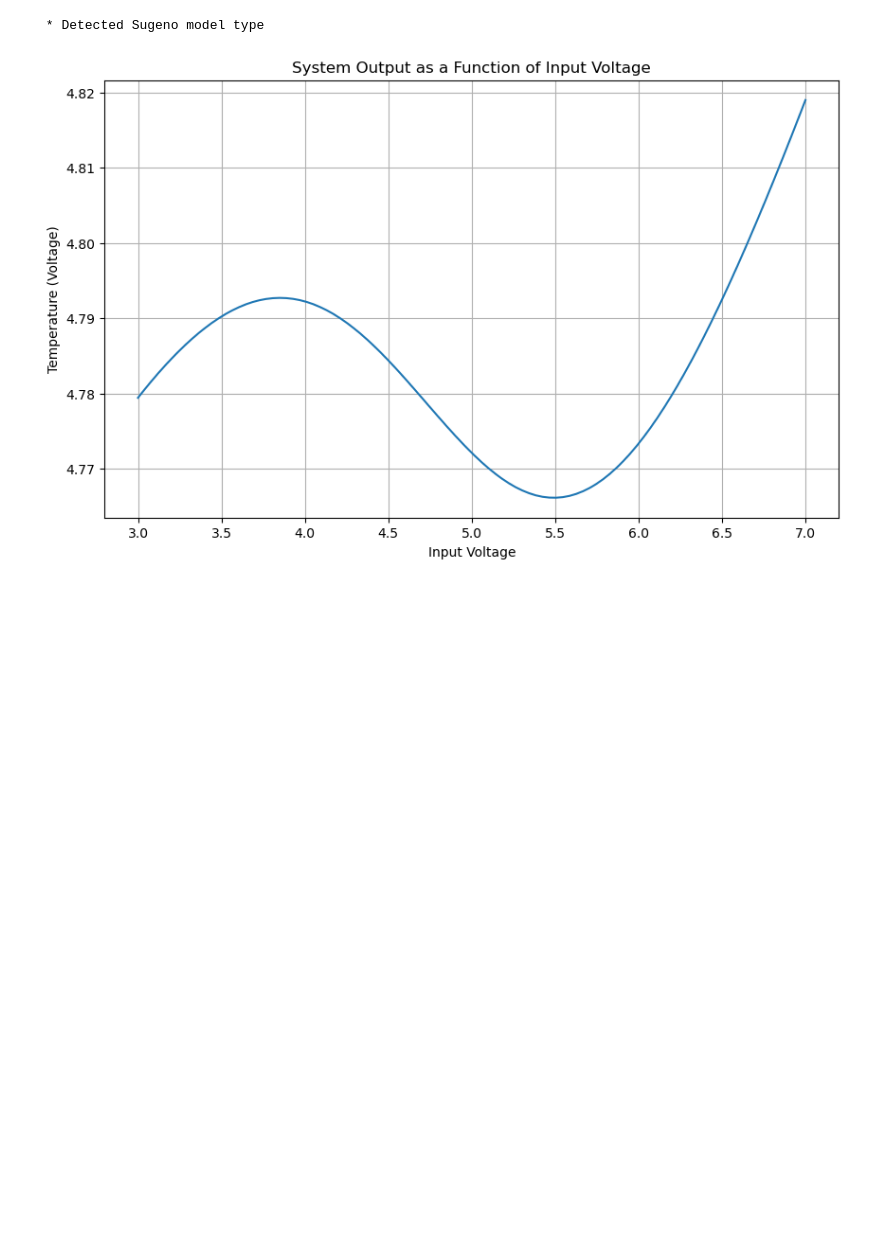
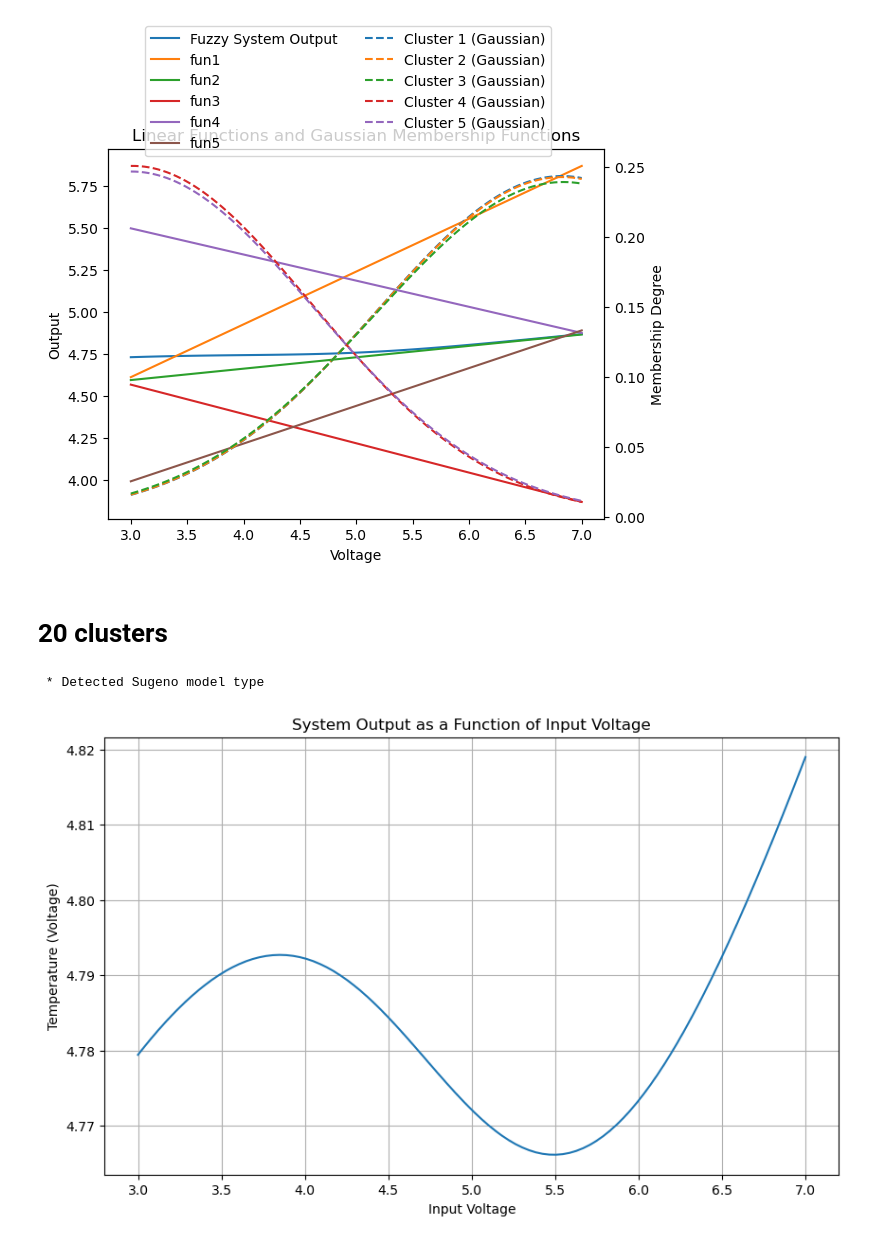
Before and after one commit to c-radicallis/Sis_Inteligentes_1st_Assignment, a Jupyter notebook: fuzzy_plotting.ipynb, the cells around one changed output. Cells and saved outputs as stored; diff of their text form; code cells hidden in the pictures; blank space fills up the shorter version.

```diff
--- a/fuzzy_plotting.ipynb
+++ b/fuzzy_plotting.ipynb
@@ -48,3 +194,78 @@ plt.show()
+# %%
+# Create an array of voltage values for plotting
+voltage_values = np.linspace(3, 7, 100)
+
+# Evaluate the output for each voltage value
+output_values = []
+for v in voltage_values:
+    FS.set_variable('voltage', v)  # Set the 'voltage' input value
+    result = FS.Sugeno_inference()  # Perform inference
+    output_values.append(result['OUTPUT'])  # Extract the output value
+
+# Linear functions
+def fun1(voltage):
+    return 3.669433+0.314058*voltage
+
+def fun2(voltage):
+    return 4.391177+0.067739*voltage
+
+def fun3(voltage):
+    return 5.090291+-0.174365*voltage
+
+def fun4(voltage):
+    return 5.96326+-0.155541*voltage
+
+def fun5(voltage):
+    return 3.319352+0.224344*voltage
+
+# Gaussian membership functions
+def gaussian(x, mean, std):
+    return norm.pdf(x, mean, std)
+
+# Gaussian parameters
+mean1, std1 = 6.824064, 1.636454 # Cluster 1
+mean2, std2 = 6.826208, 1.641269 # Cluster 2
+mean3, std3 = 6.836974, 1.665568
+mean4, std4 = 3.017198, 1.589130
+mean5, std5 = 3.005546, 1.614973
+
+
+
+# Plotting
+fig, ax1 = plt.subplots()
+
+# Plot the linear functions
+ax1.plot(voltage_values, output_values, label="Fuzzy System Output")
+ax1.plot(voltage_values, fun1(voltage_values), label="fun1")#, color="blue")
+ax1.plot(voltage_values, fun2(voltage_values), label="fun2")#, color="red")
+ax1.plot(voltage_values, fun3(voltage_values), label="fun3")
+ax1.plot(voltage_values, fun4(voltage_values), label="fun4")
+ax1.plot(voltage_values, fun5(voltage_values), label="fun5")
+ax1.set_xlabel('Voltage')#
+ax1.set_ylabel('Output')
+#ax1.legend(loc="upper right")
+
+# Create a second y-axis for Gaussian functions
+ax2 = ax1.twinx()
+
+# Plot the Gaussian membership functions
+ax2.plot(voltage_values, gaussian(voltage_values, mean1, std1), label='Cluster 1 (Gaussian)', linestyle='--')# color='green' ,
+ax2.plot(voltage_values, gaussian(voltage_values, mean2, std2), label='Cluster 2 (Gaussian)', linestyle='--')# color='orange',
+ax2.plot(voltage_values, gaussian(voltage_values, mean3, std3), label='Cluster 3 (Gaussian)', linestyle='--')# color='orange',
+ax2.plot(voltage_values, gaussian(voltage_values, mean4, std4), label='Cluster 4 (Gaussian)', linestyle='--')# color='orange',
+ax2.plot(voltage_values, gaussian(voltage_values, mean5, std5), label='Cluster 5 (Gaussian)', linestyle='--')# color='orange',
+ax2.set_ylabel('Membership Degree')
+
+# Adding legends and titles
+fig.legend(loc="upper center", bbox_to_anchor=(0.5, 1.15), ncol=2)
+plt.title('Linear Functions and Gaussian Membership Functions')
+
+
+plt.show()
+# %% [output]
+[figure, added]
+# %% [markdown]
+# 20 clusters
 # %%
 import numpy as np
 import matplotlib.pyplot as plt
```
Also changed, not shown: parts of 8 cells of this notebook, 2 other files.
